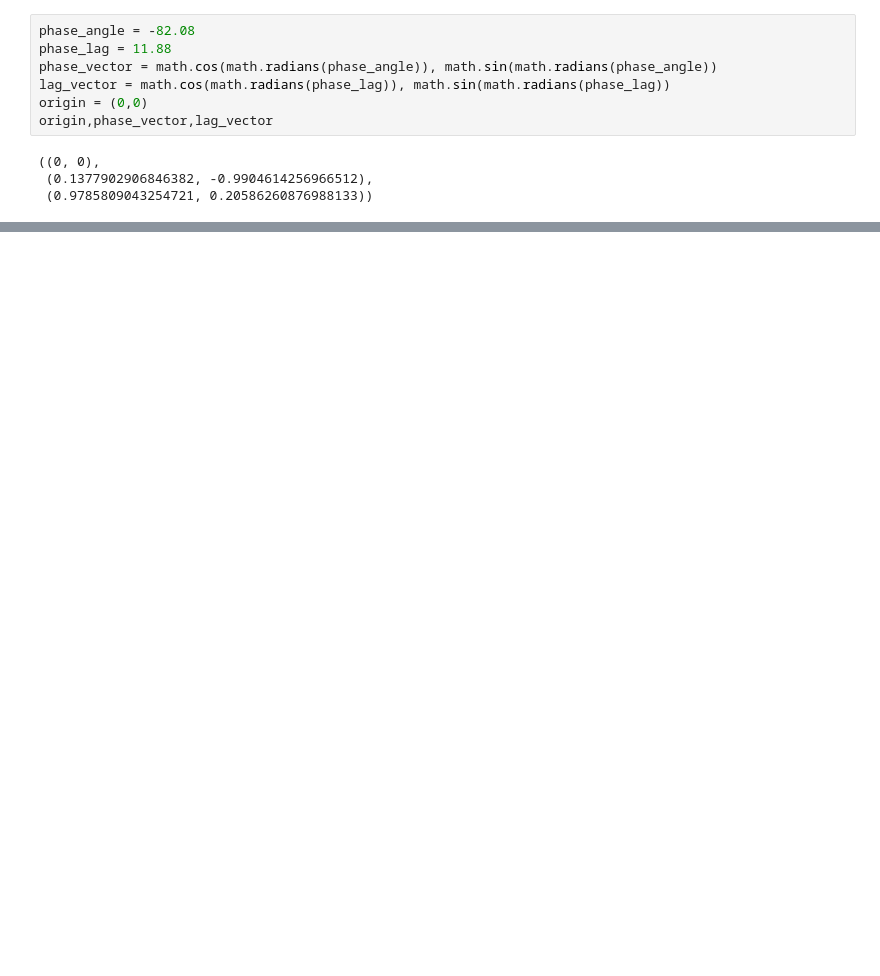
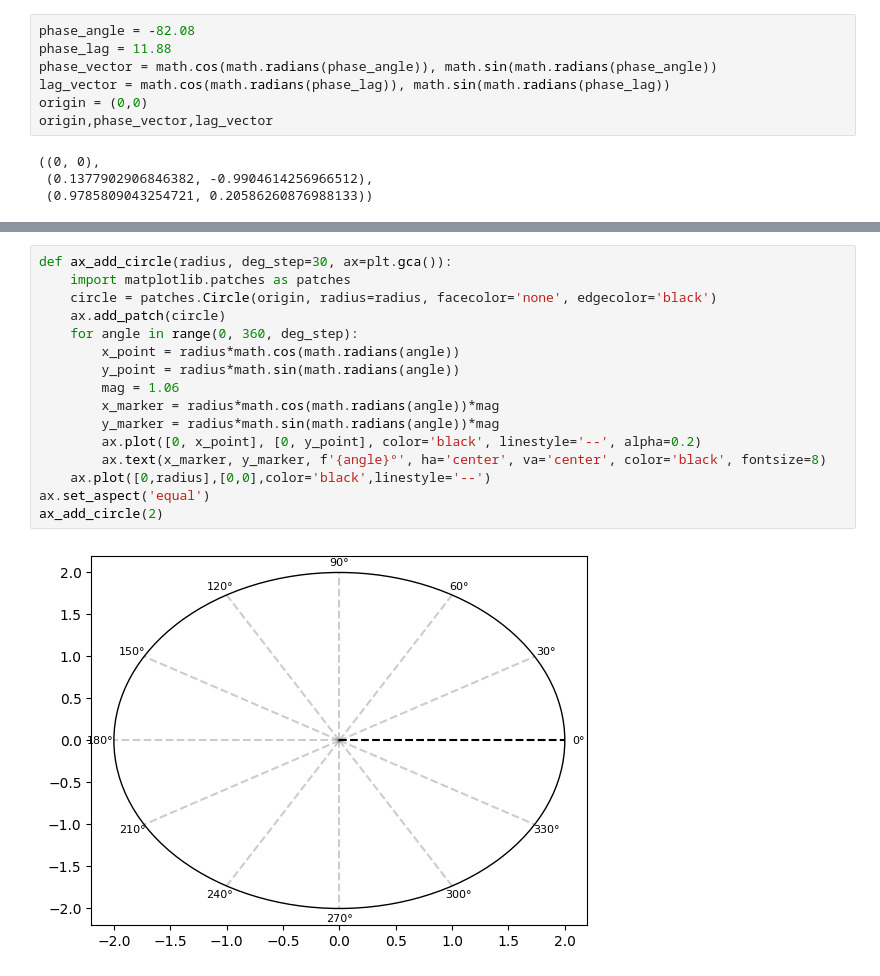
Before and after one commit to MrEnigmamgine/my_notes, a Jupyter notebook: Electronics Engineering/plotting_phasors.ipynb, the cells around one changed output, grey strips where cells are left out. Saved outputs shown, nothing was run; the diff lists cells and outputs as text; blank space fills up the shorter version.

```diff
--- a/Electronics Engineering/plotting_phasors.ipynb
+++ b/Electronics Engineering/plotting_phasors.ipynb
@@ -68,0 +160,18 @@ Text(0.5, 1.0, 'Phase Diagram')
+# %%
+def ax_add_circle(radius, deg_step=30, ax=plt.gca()):
+    import matplotlib.patches as patches
+    circle = patches.Circle(origin, radius=radius, facecolor='none', edgecolor='black')
+    ax.add_patch(circle)
+    for angle in range(0, 360, deg_step):
+        x_point = radius*math.cos(math.radians(angle))
+        y_point = radius*math.sin(math.radians(angle))
+        mag = 1.06
+        x_marker = radius*math.cos(math.radians(angle))*mag
+        y_marker = radius*math.sin(math.radians(angle))*mag
+        ax.plot([0, x_point], [0, y_point], color='black', linestyle='--', alpha=0.2)
+        ax.text(x_marker, y_marker, f'{angle}°', ha='center', va='center', color='black', fontsize=8)
+    ax.plot([0,radius],[0,0],color='black',linestyle='--')
+ax.set_aspect('equal')
+ax_add_circle(2)
+# %% [output]
+[figure, added]
```
Also changed, not shown: parts of 13 cells of this notebook, 2 other files.
